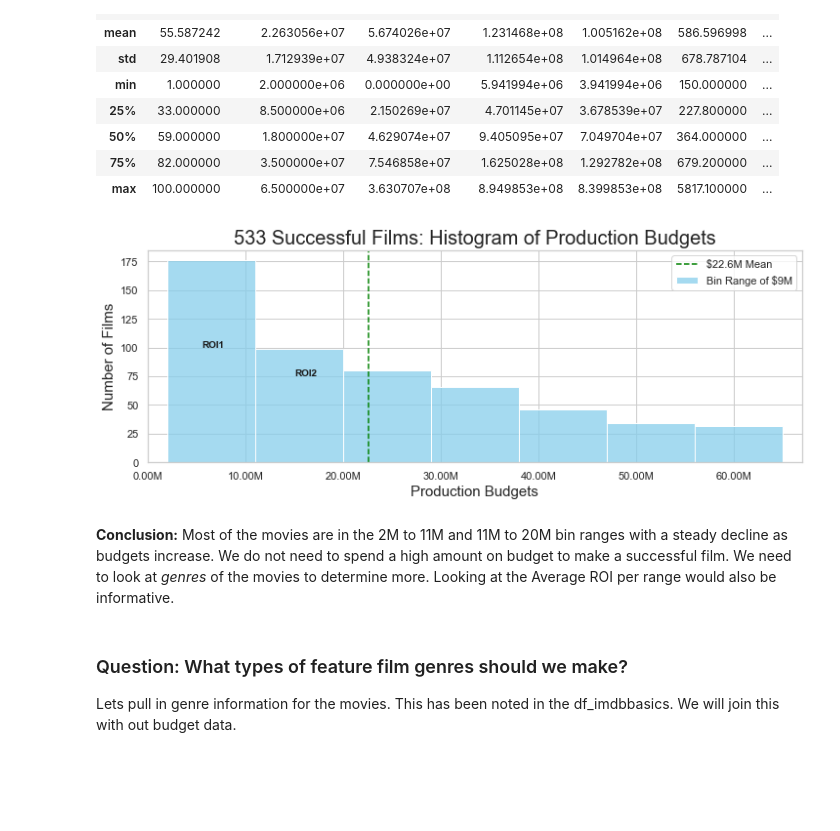
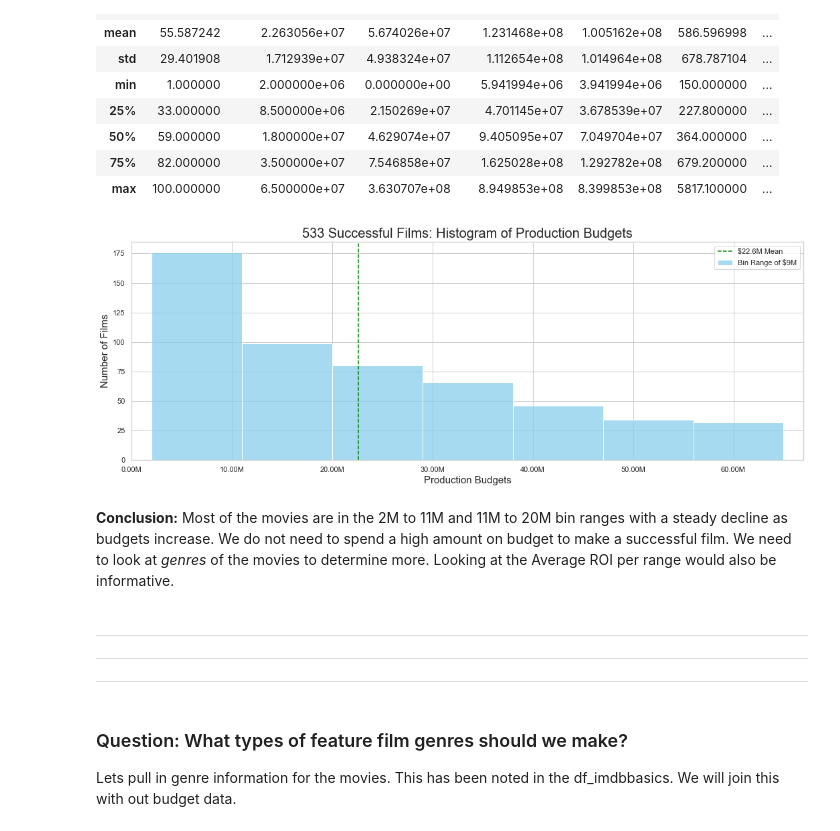
Before and after one commit to SunTzuLombardi/MovieStudioCapstone, a Jupyter notebook: code/eda_notebook.ipynb, the cells around one changed output. Drawn from its saved outputs; the diff is of its cells as text; code cells hidden in the pictures; blank space fills up the shorter version.

```diff
--- a/code/eda_notebook.ipynb
+++ b/code/eda_notebook.ipynb
@@ -307,46 +303,42 @@ df_budg_success_11yrs.describe()
 | 75% | 82.000000 | 3.500000e+07 | 7.546858e+07 | 1.625028e+08 | 1.292782e+08 | 679.200000 | ... |
 | max | 100.000000 | 6.500000e+07 | 3.630707e+08 | 8.949853e+08 | 8.399853e+08 | 5817.100000 | ... |
 # %%
-#Histogram of Procudtion budget bins
+#Histogram of Production budget bins
 
 sns.set(style="whitegrid")
-fig, ax1 = plt.subplots(figsize=(12,4),sharex=True ,sharey=True)
+fig, ax1 = plt.subplots(figsize=(18,6),sharex=True ,sharey=True)
 
 histplot = sns.histplot(ax=ax1, x=df_budg_success_11yrs["production_budget"],
                         color='skyblue',bins=7,label='Bin Range of $9M')
 
 ax1.set_xlabel('Production Budgets', fontsize=15)
 ax1.set_ylabel('Number of Films', fontsize=15)
 ax1.set_title('533 Successful Films: Histogram of Production Budgets',fontsize=20)
 #Set the Average Line
 ax1.axvline(df_budg_success_11yrs["production_budget"].mean(), ls='--',
             color='green',label='$22.6M Mean')
 ax1.set(xlim = (0,67000000))
 # fixing xticks warning with matplotlib.ticker "FixedLocator"
 ticks_loc = ax1.get_xticks().tolist()
 ax1.xaxis.set_major_locator(mticker.FixedLocator(ticks_loc))
 ax1.set_xticklabels(['{:,.2f}'.format(x/1000000) + 'M' for x in ticks_loc])
 
+ax1.set(xlim = (0,67000000))
+ax1.legend(loc='upper right')
 
-ax1.text(x=5500000,y=100,s='ROI1',
-            size='small',
-            color='k',
-            weight='semibold')
-
-ax1.text(x=15000000,y=75,s='ROI2',
-            size='small',
-            color='k',
-            weight='semibold')
+fig.savefig('../images/ProdBudg.png', bbox_inches='tight')
 
 
-ax1.set(xlim = (0,67000000))
-ax1.legend(loc='upper right')
 plt.show();
 # %% [output]
-[figure, old version]
+[figure, new version]
 # %% [markdown]
 __Conclusion:__ Most of the movies are in the 2M to 11M and 11M to 20M bin ranges with a steady decline as budgets increase.  We do not need to spend a high amount on budget to make a successful film.
     We need to look at _genres_ of the movies to determine more.  Looking at the Average ROI per range would also be informative.
+# %% [markdown]
+***
+***
+***
 # %% [markdown]
 ### Question: What types of feature film genres should we make?
 Lets pull in genre information for the movies.  This has been noted in the df_imdbbasics.  We will join this with out budget data.
```
Also changed, not shown: parts of 111 cells of this notebook, 18 other files.
